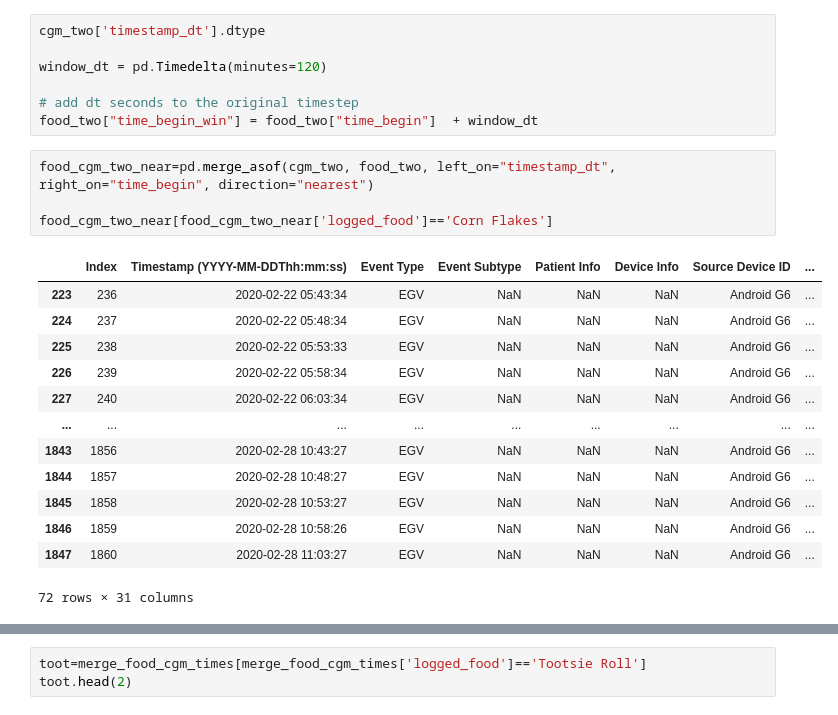
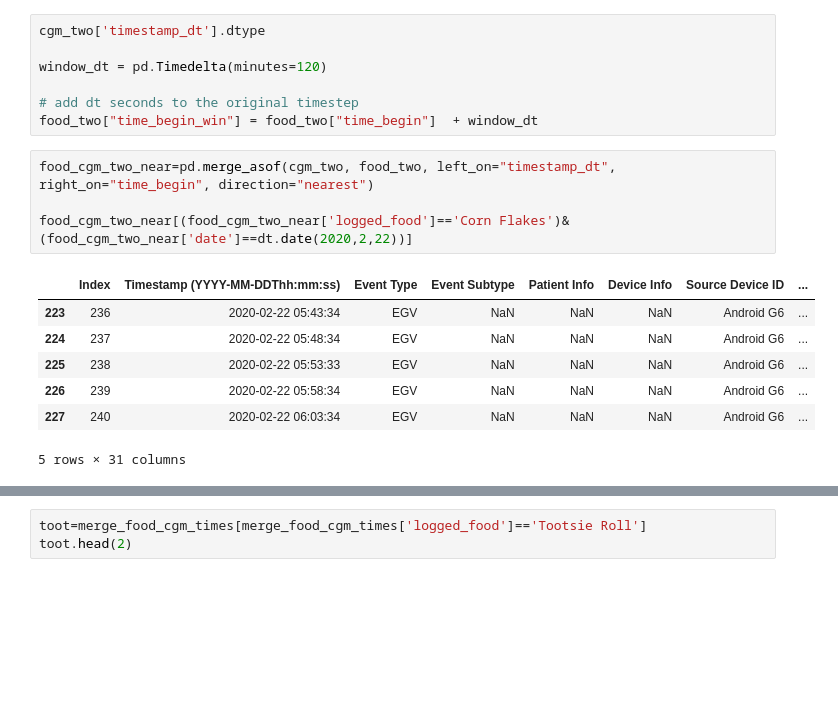
Before and after one commit to KarnikaSingh/BME, a Jupyter notebook: PD_Analysis.ipynb, the cells around one changed output, grey strips where cells are left out. Drawn from its saved outputs; the diff is of its cells as text; blank space fills up the shorter version.

```diff
--- a/PD_Analysis.ipynb
+++ b/PD_Analysis.ipynb
@@ -1000,18 +1000,12 @@ food_two["time_begin_win"] = food_two["time_begin"]  + window_dt
 # %%
 food_cgm_two_near=pd.merge_asof(cgm_two, food_two, left_on="timestamp_dt", right_on="time_begin", direction="nearest")
 
-food_cgm_two_near[food_cgm_two_near['logged_food']=='Corn Flakes']
+food_cgm_two_near[(food_cgm_two_near['logged_food']=='Corn Flakes')&(food_cgm_two_near['date']==dt.date(2020,2,22))]
 # %% [output]
 |  | Index | Timestamp (YYYY-MM-DDThh:mm:ss) | Event Type | Event Subtype | Patient Info | Device Info | Source Device ID | ... |
 | 223 | 236 | 2020-02-22 05:43:34 | EGV | NaN | NaN | NaN | Android G6 | ... |
 | 224 | 237 | 2020-02-22 05:48:34 | EGV | NaN | NaN | NaN | Android G6 | ... |
 | 225 | 238 | 2020-02-22 05:53:33 | EGV | NaN | NaN | NaN | Android G6 | ... |
 | 226 | 239 | 2020-02-22 05:58:34 | EGV | NaN | NaN | NaN | Android G6 | ... |
 | 227 | 240 | 2020-02-22 06:03:34 | EGV | NaN | NaN | NaN | Android G6 | ... |
-| ... | ... | ... | ... | ... | ... | ... | ... | ... |
-| 1843 | 1856 | 2020-02-28 10:43:27 | EGV | NaN | NaN | NaN | Android G6 | ... |
-| 1844 | 1857 | 2020-02-28 10:48:27 | EGV | NaN | NaN | NaN | Android G6 | ... |
-| 1845 | 1858 | 2020-02-28 10:53:27 | EGV | NaN | NaN | NaN | Android G6 | ... |
-| 1846 | 1859 | 2020-02-28 10:58:26 | EGV | NaN | NaN | NaN | Android G6 | ... |
-| 1847 | 1860 | 2020-02-28 11:03:27 | EGV | NaN | NaN | NaN | Android G6 | ... |
-72 rows × 31 columns
+5 rows × 31 columns
```
Also changed, not shown: parts of 10 cells of this notebook.
